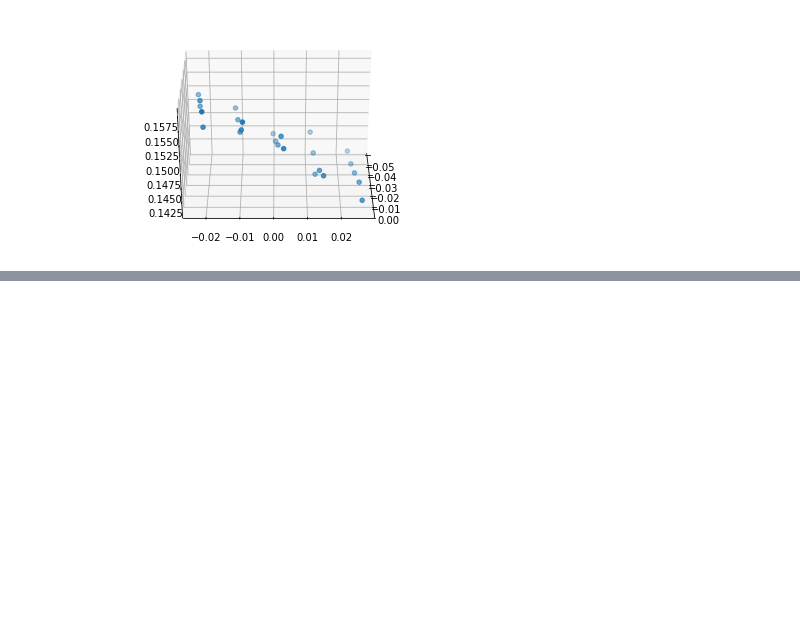
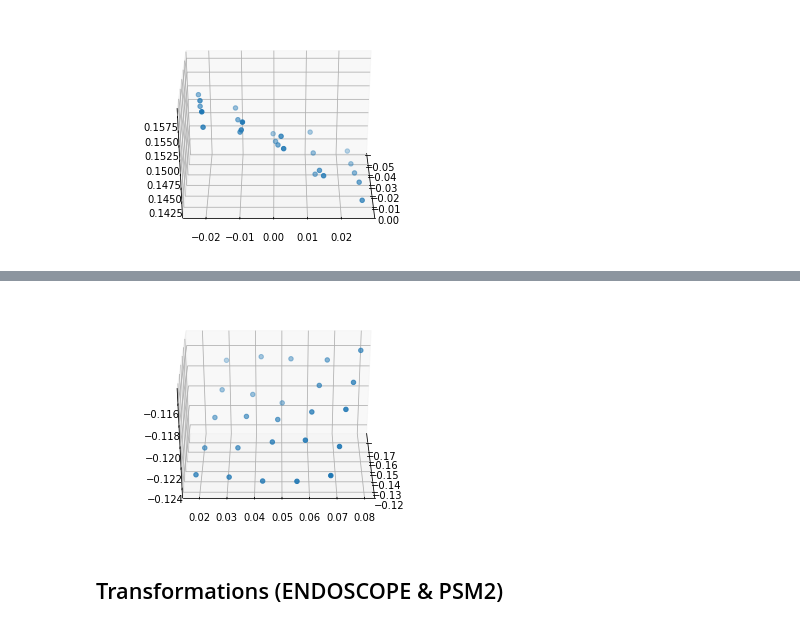
Before and after one commit to priyasundaresan/priya-dvrk-test, a Jupyter notebook: Visualize Coordinates.ipynb, the cells around one changed output, grey strips where cells are left out. Saved outputs shown, nothing was run; the diff lists cells and outputs as text; code cells hidden in the pictures; blank space fills up the shorter version.

```diff
--- a/Visualize Coordinates.ipynb
+++ b/Visualize Coordinates.ipynb
@@ -44,0 +87,4 @@ rot_animation = animation.FuncAnimation(fig, rotate, frames=np.arange(0,362,2),i
+# %%
+psm2_data = list(transform.load_all('world/psm2_recordings.txt'))
+psm2_pts = transform.psm_data_to_matrix(psm2_data)
+pprint.pprint(psm2_pts)
@@ -44,0 +109,13 @@ rot_animation = animation.FuncAnimation(fig, rotate, frames=np.arange(0,362,2),i
+# %%
+fig = plt.figure()
+ax = plt.axes(projection='3d')
+X = psm2_pts[:,0]
+Y = psm2_pts[:,1]
+Z = psm2_pts[:,2]
+ax.scatter3D(X, Y, Z)
+
+rot_animation = animation.FuncAnimation(fig, rotate, frames=np.arange(0, 362, 2), interval=100)
+# %% [output]
+[figure, added]
+# %% [markdown]
+## Transformations (ENDOSCOPE & PSM2)
```
Also changed, not shown: parts of 15 cells of this notebook.
